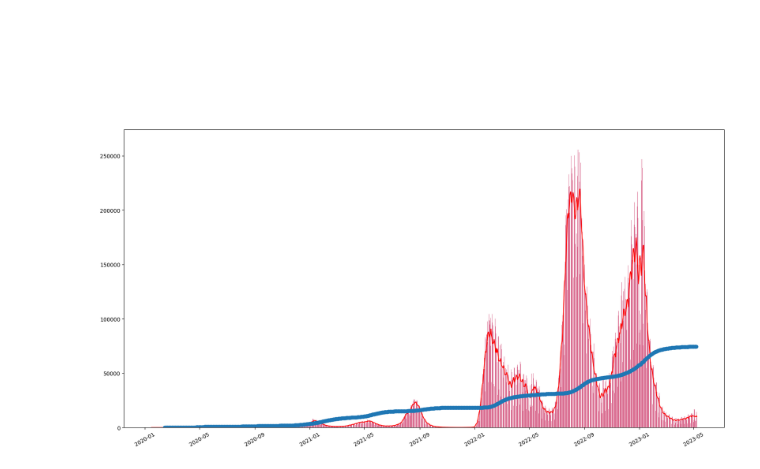
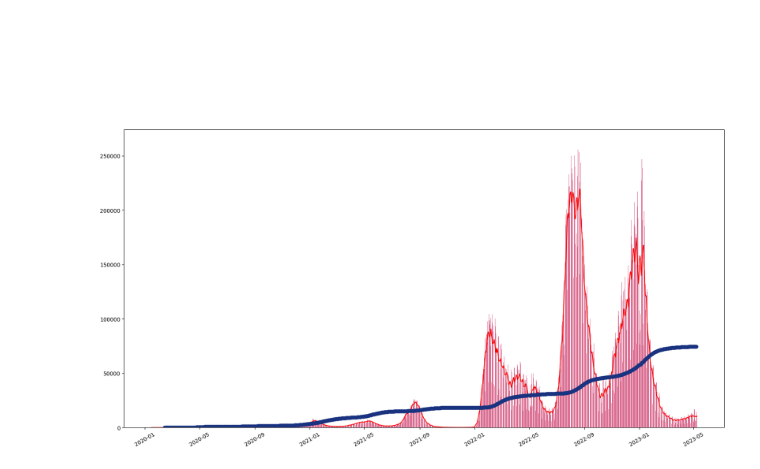
Before and after one commit to riicon72/kaggle, a Jupyter notebook: notebook_eda/eda-covid-19.ipynb, the cells around one changed output. Saved outputs shown, nothing was run; the diff lists cells and outputs as text; code cells hidden in the pictures.

```diff
--- a/notebook_eda/eda-covid-19.ipynb
+++ b/notebook_eda/eda-covid-19.ipynb
@@ -98,15 +98,15 @@ for n in range(num_data):
 # %%
 X_1 = pd.to_datetime(data_pcr['year'])
 Y_2 = data_pcr.iloc[:, 1]
 
 X_3 = pd.to_datetime(data_death['year'])
 Y_4 = data_death.iloc[:, 1]
 plt.figure(figsize=(20,10))
 plt.xticks(rotation=30)
 plt.plot(X_1, moving_average, label='Moving Average', color='r')
 plt.bar(X_1, Y_2, color='#db7093')
-plt.plot(X_3, Y_4, marker = 'o')
+plt.plot(X_3, Y_4, marker = 'o',color=(0.1, 0.2, 0.5))
 
 plt.show()
 # %% [output]
-[figure, old version]
+[figure, new version]
```
Also changed, not shown: parts of 2 cells of this notebook.
